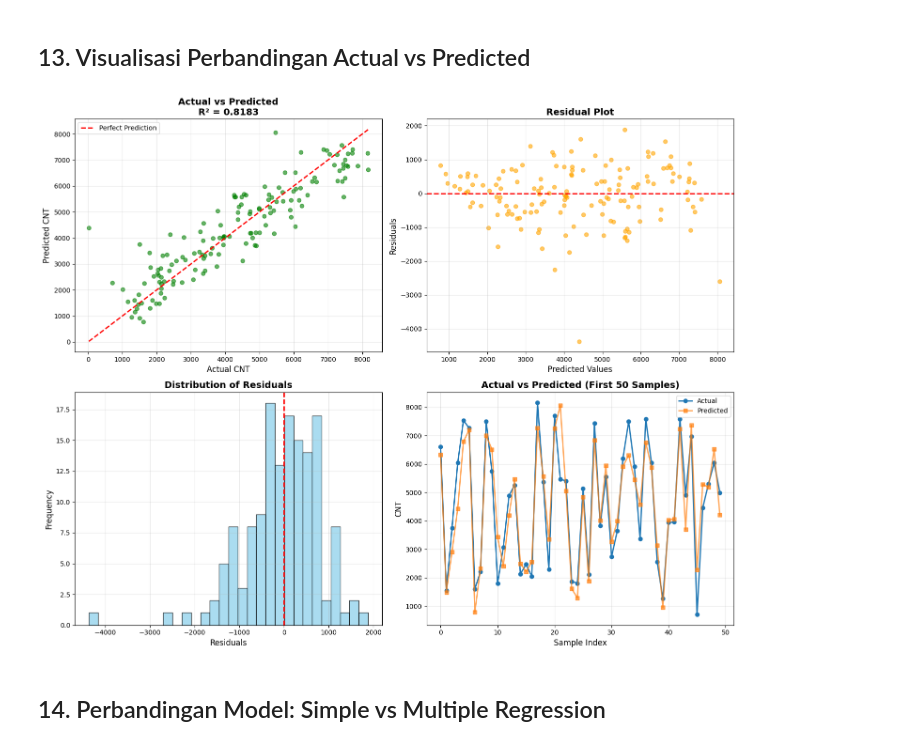
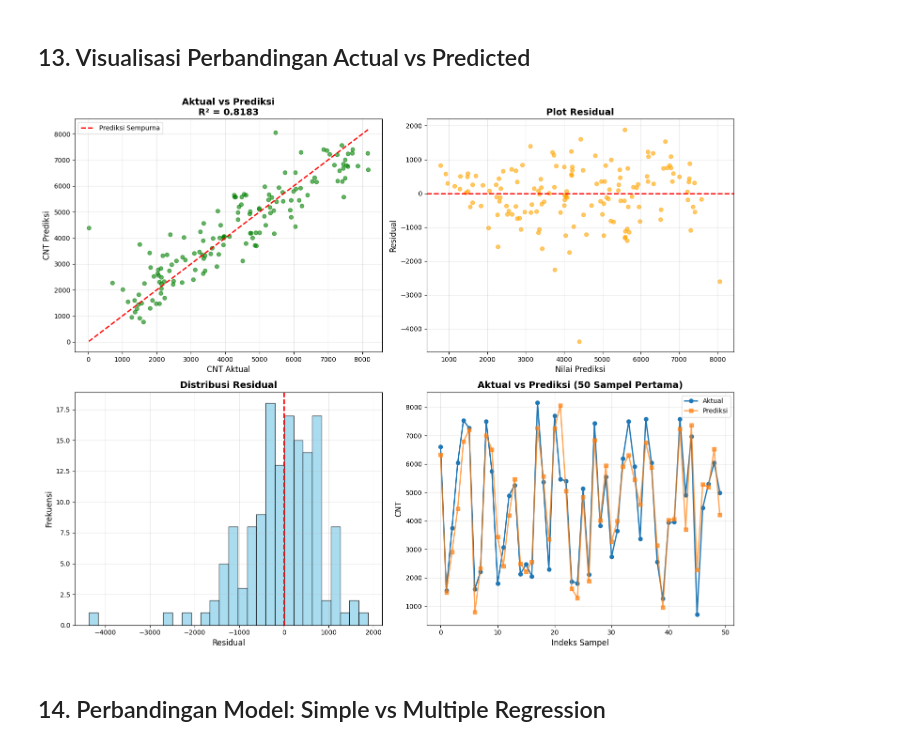
Before and after one commit to raffayuda/Machine-Learning, a Jupyter notebook: pertemuan3/Notebook/tugas/mandiri3.ipynb, the cells around one changed output. Cells and saved outputs as stored; diff of their text form; code cells hidden in the pictures.

```diff
--- a/pertemuan3/Notebook/tugas/mandiri3.ipynb
+++ b/pertemuan3/Notebook/tugas/mandiri3.ipynb
@@ -9,7 +9,22 @@ from sklearn.metrics import mean_absolute_error, mean_squared_error, r2_score
 import statsmodels.api as sm
 
 # Membaca dataset
-df = pd.read_csv('../../data/day.csv')
+df_raw = pd.read_csv('../../data/day.csv')
+
+# Rename kolom ke bahasa Indonesia
+df = df_raw.rename(columns={
+    'temp': 'temperatur',
+    'atemp': 'temperatur_terasa',
+    'hum': 'kelembaban',
+    'windspeed': 'kecepatan_angin',
+    'season': 'musim',
+    'yr': 'tahun',
+    'weathersit': 'kondisi_cuaca',
+    'workingday': 'hari_kerja',
+    'casual': 'pengguna_kasual',
+    'registered': 'pengguna_terdaftar'
+})
+
 print("Dataset Shape:", df.shape)
 print("\n5 Data Pertama:")
 df.head()
@@ -259,7 +235,8 @@ Untuk regresi linear berganda, kita akan menggunakan beberapa variabel independe
 ## 8. Split Data untuk Multiple Linear Regression
 # %%
 # Variabel independent (X) - multiple features
-X_multiple = df[['temp', 'atemp', 'hum', 'windspeed', 'season', 'yr', 'weathersit', 'workingday']]
+X_multiple = df[['temperatur', 'temperatur_terasa', 'kelembaban', 'kecepatan_angin',
+                 'musim', 'tahun', 'kondisi_cuaca', 'hari_kerja']]
 
 # Variabel dependent (Y) tetap sama
 # y sudah didefinisikan sebelumnya
@@ -421,48 +398,48 @@ fig, axes = plt.subplots(2, 2, figsize=(15, 12))
 
 # Plot 1: Actual vs Predicted (Scatter)
 axes[0, 0].scatter(y_test_mult, y_pred_mult, alpha=0.6, color='green')
 axes[0, 0].plot([y_test_mult.min(), y_test_mult.max()],
                 [y_test_mult.min(), y_test_mult.max()],
-                'r--', lw=2, label='Perfect Prediction')
-axes[0, 0].set_xlabel('Actual CNT', fontsize=12)
-axes[0, 0].set_ylabel('Predicted CNT', fontsize=12)
-axes[0, 0].set_title(f'Actual vs Predicted\nR² = {r2_mult:.4f}', fontsize=14, fontweight='bold')
+                'r--', lw=2, label='Prediksi Sempurna')
+axes[0, 0].set_xlabel('CNT Aktual', fontsize=12)
+axes[0, 0].set_ylabel('CNT Prediksi', fontsize=12)
+axes[0, 0].set_title(f'Aktual vs Prediksi\nR² = {r2_mult:.4f}', fontsize=14, fontweight='bold')
 axes[0, 0].legend()
 axes[0, 0].grid(True, alpha=0.3)
 
 # Plot 2: Residual Plot
 residuals_mult = y_test_mult - y_pred_mult
 axes[0, 1].scatter(y_pred_mult, residuals_mult, alpha=0.6, color='orange')
 axes[0, 1].axhline(y=0, color='red', linestyle='--', lw=2)
-axes[0, 1].set_xlabel('Predicted Values', fontsize=12)
-axes[0, 1].set_ylabel('Residuals', fontsize=12)
-axes[0, 1].set_title('Residual Plot', fontsize=14, fontweight='bold')
+axes[0, 1].set_xlabel('Nilai Prediksi', fontsize=12)
+axes[0, 1].set_ylabel('Residual', fontsize=12)
+axes[0, 1].set_title('Plot Residual', fontsize=14, fontweight='bold')
 axes[0, 1].grid(True, alpha=0.3)
 
 # Plot 3: Distribution of Residuals
 axes[1, 0].hist(residuals_mult, bins=30, edgecolor='black', alpha=0.7, color='skyblue')
-axes[1, 0].set_xlabel('Residuals', fontsize=12)
-axes[1, 0].set_ylabel('Frequency', fontsize=12)
-axes[1, 0].set_title('Distribution of Residuals', fontsize=14, fontweight='bold')
+axes[1, 0].set_xlabel('Residual', fontsize=12)
+axes[1, 0].set_ylabel('Frekuensi', fontsize=12)
+axes[1, 0].set_title('Distribusi Residual', fontsize=14, fontweight='bold')
 axes[1, 0].axvline(x=0, color='red', linestyle='--', lw=2)
 axes[1, 0].grid(True, alpha=0.3)
 
 # Plot 4: Actual vs Predicted (Line Plot - Sample)
 sample_indices = range(min(50, len(y_test_mult)))
 axes[1, 1].plot(sample_indices, y_test_mult.values[:len(sample_indices)],
-                marker='o', label='Actual', linewidth=2)
+                marker='o', label='Aktual', linewidth=2)
 axes[1, 1].plot(sample_indices, y_pred_mult[:len(sample_indices)],
-                marker='s', label='Predicted', linewidth=2, alpha=0.7)
-axes[1, 1].set_xlabel('Sample Index', fontsize=12)
+                marker='s', label='Prediksi', linewidth=2, alpha=0.7)
+axes[1, 1].set_xlabel('Indeks Sampel', fontsize=12)
 axes[1, 1].set_ylabel('CNT', fontsize=12)
-axes[1, 1].set_title('Actual vs Predicted (First 50 Samples)', fontsize=14, fontweight='bold')
+axes[1, 1].set_title('Aktual vs Prediksi (50 Sampel Pertama)', fontsize=14, fontweight='bold')
 axes[1, 1].legend()
 axes[1, 1].grid(True, alpha=0.3)
 
 plt.tight_layout()
 plt.show()
 # %% [output]
-[figure, old version]
+[figure, new version]
 # %% [markdown]
 ## 14. Perbandingan Model: Simple vs Multiple Regression
 # %%
```
Also changed, not shown: parts of 14 cells of this notebook, 4 other files.
